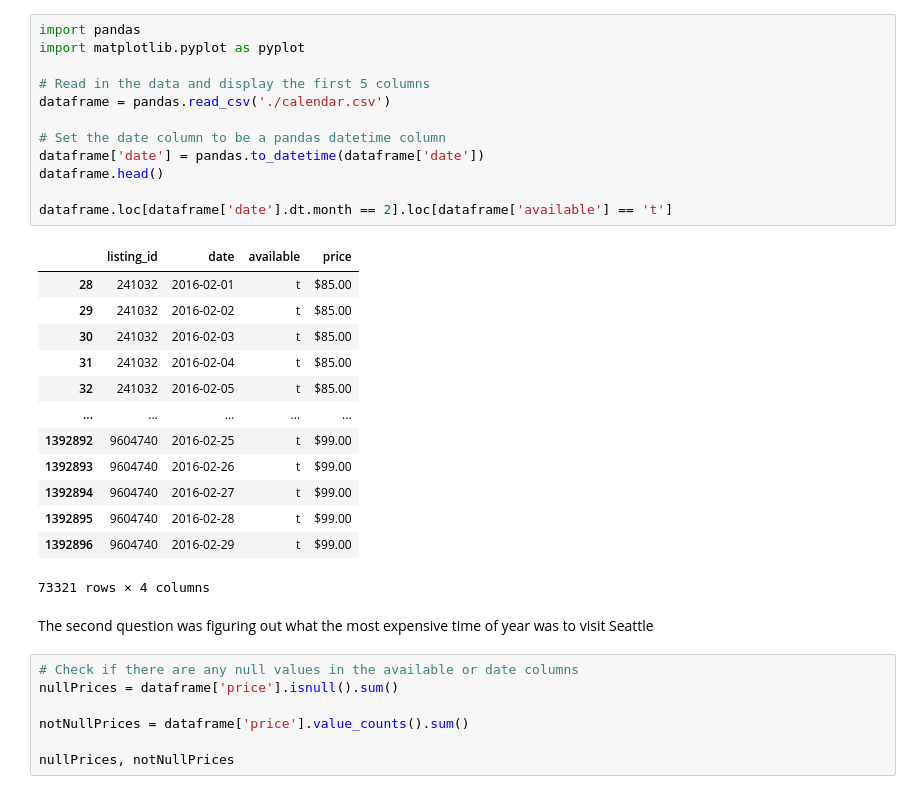
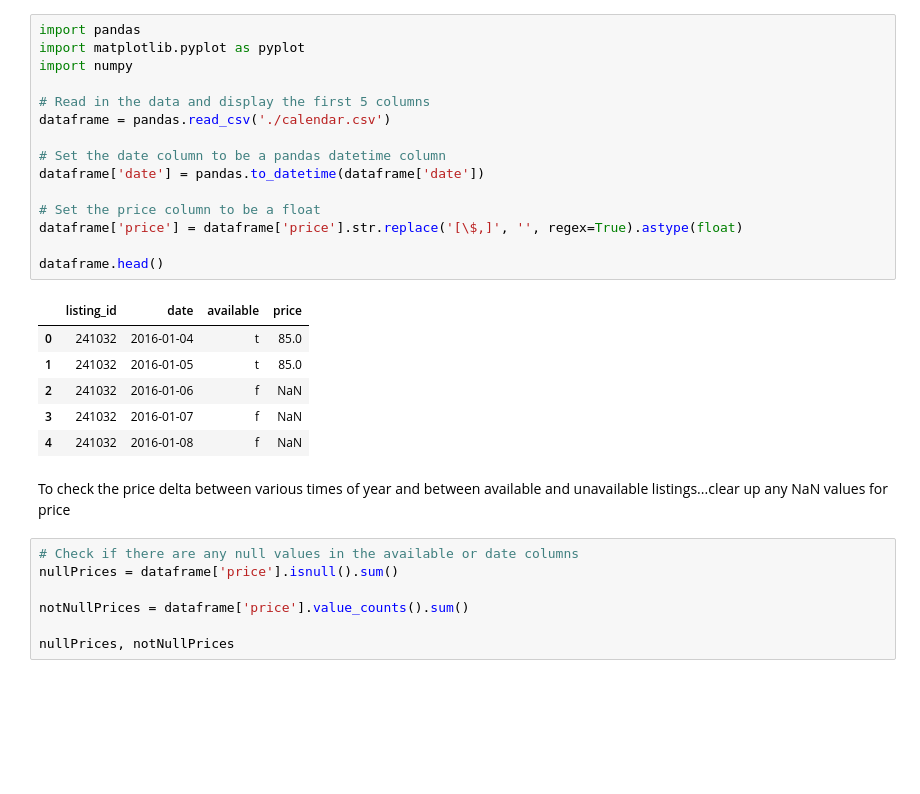
Before and after one commit to bjpayne/BecomeADataScientist, a Jupyter notebook: question2.ipynb, the cells around one changed output. Drawn from its saved outputs; the diff is of its cells as text; blank space fills up the shorter version.

Commit message:
Continuing working through question 2

```diff
--- a/question2.ipynb
+++ b/question2.ipynb
@@ -1,31 +1,27 @@
 # %%
 import pandas
 import matplotlib.pyplot as pyplot
+import numpy
 
 # Read in the data and display the first 5 columns
 dataframe = pandas.read_csv('./calendar.csv')
 
 # Set the date column to be a pandas datetime column
 dataframe['date'] = pandas.to_datetime(dataframe['date'])
+
+# Set the price column to be a float
+dataframe['price'] = dataframe['price'].str.replace('[\$,]', '', regex=True).astype(float)
+
 dataframe.head()
-
-dataframe.loc[dataframe['date'].dt.month == 2].loc[dataframe['available'] == 't']
 # %% [output]
 |  | listing_id | date | available | price |
-| 28 | 241032 | 2016-02-01 | t | $85.00 |
-| 29 | 241032 | 2016-02-02 | t | $85.00 |
-| 30 | 241032 | 2016-02-03 | t | $85.00 |
-| 31 | 241032 | 2016-02-04 | t | $85.00 |
-| 32 | 241032 | 2016-02-05 | t | $85.00 |
-| ... | ... | ... | ... | ... |
-| 1392892 | 9604740 | 2016-02-25 | t | $99.00 |
-| 1392893 | 9604740 | 2016-02-26 | t | $99.00 |
-| 1392894 | 9604740 | 2016-02-27 | t | $99.00 |
-| 1392895 | 9604740 | 2016-02-28 | t | $99.00 |
-| 1392896 | 9604740 | 2016-02-29 | t | $99.00 |
+| 0 | 241032 | 2016-01-04 | t | 85.0 |
+| 1 | 241032 | 2016-01-05 | t | 85.0 |
+| 2 | 241032 | 2016-01-06 | f | NaN |
+| 3 | 241032 | 2016-01-07 | f | NaN |
+| 4 | 241032 | 2016-01-08 | f | NaN |
-73321 rows × 4 columns
-# %% [markdown]
-The second question was figuring out what the most expensive time of year was to visit Seattle
+# %% [markdown]
+To check the price delta between various times of year and between available and unavailable listings...clear up any NaN values for price
 # %%
 # Check if there are any null values in the available or date columns
 nullPrices = dataframe['price'].isnull().sum()
```
Also changed, not shown: parts of 12 cells of this notebook.
